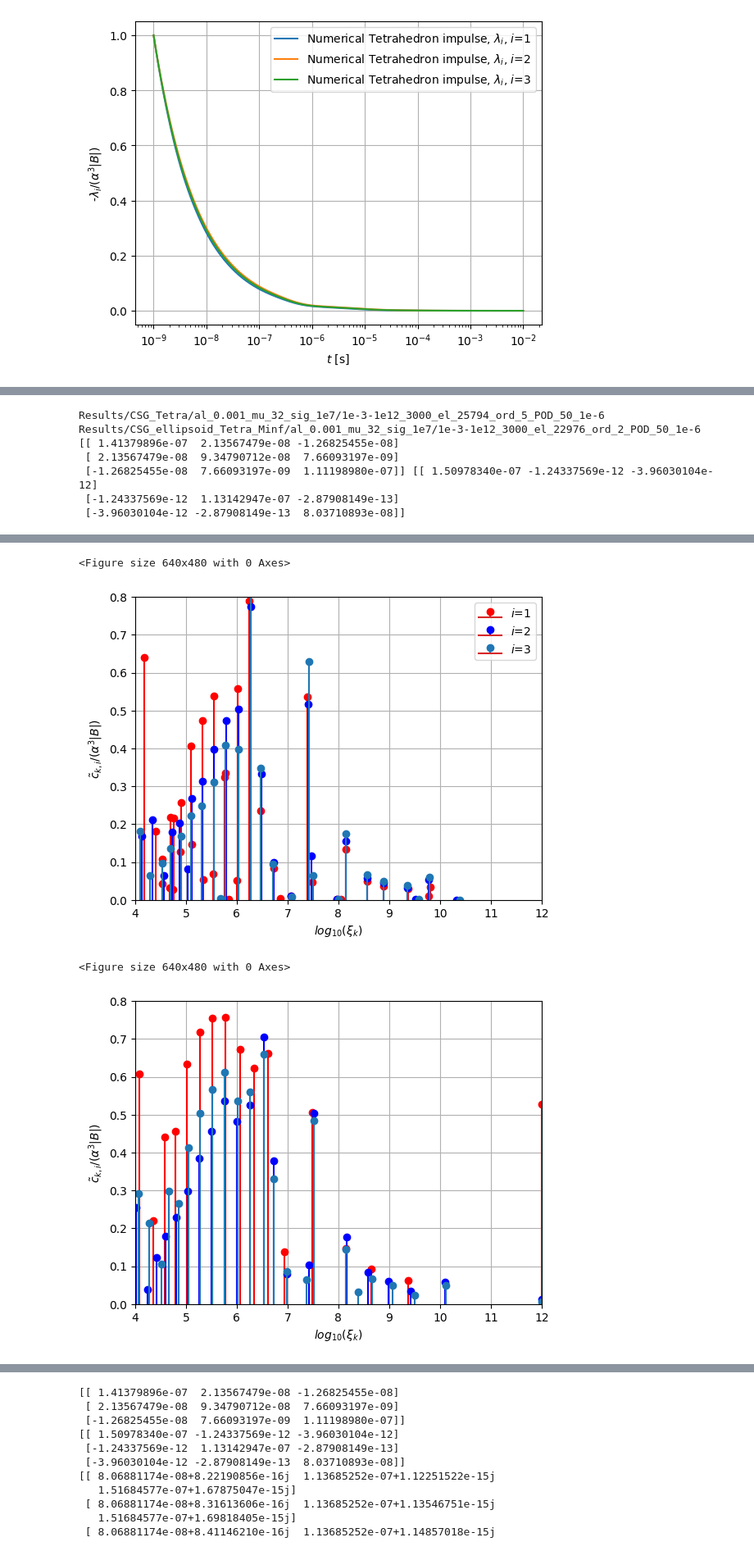
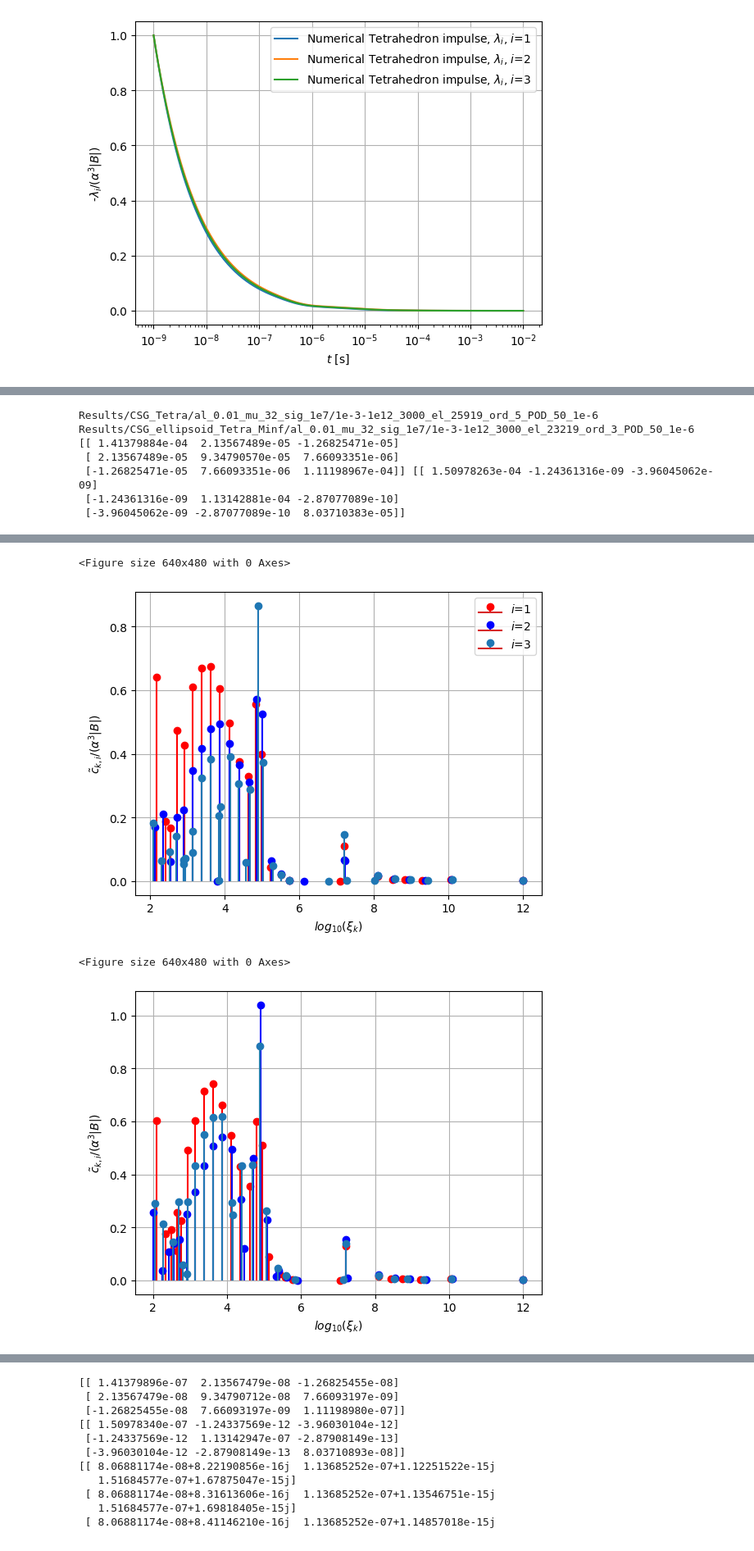
Before and after one commit to MPT-Calculator/MPT-Calculator, a Jupyter notebook: tet_spectrum_results_0_01.ipynb, the cells around one changed output, grey strips where cells are left out. Shown at 82% size. Drawn from its saved outputs; the diff is of its cells as text; code cells hidden in the pictures.

```diff
--- a/tet_spectrum_results_0_01.ipynb
+++ b/tet_spectrum_results_0_01.ipynb
@@ -279,7 +279,7 @@ plt.show()
 # Compare tet and ellipsoid spectrums
 # Tet
 P=5
-alpha=0.001
+alpha=0.01
 sigma=1e7
 mur=32
 mu0=4*np.pi*1e-7
@@ -287,7 +287,9 @@ vol=26.833234653902096
 N=3000
 NPOD=50
 
-directory="Results/CSG_Tetra/al_0.001_mu_32_sig_1e7/1e-3-1e12_"+str(N)+"_el_25794_ord_"+str(P)+"_POD_"+str(NPOD)+"_1e-6"
+#directory="Results/CSG_Tetra/al_0.001_mu_32_sig_1e7/1e-3-1e12_"+str(N)+"_el_25794_ord_"+str(P)+"_POD_"+str(NPOD)+"_1e-6"
+directory="Results/CSG_Tetra/al_0.01_mu_32_sig_1e7/1e-3-1e12_"+str(N)+"_el_25919_ord_"+str(P)+"_POD_"+str(NPOD)+"_1e-6"
+
 
 cktet=np.genfromtxt(directory+'/Data/Amplitudes.csv', delimiter=',')
 xitet=np.genfromtxt(directory+'/Data/Modes.csv', delimiter=',')
@@ -299,13 +301,16 @@ N0tet= np.genfromtxt(directory+'/Data/N0.csv', delimiter=',')
 
 # Ellipsoid - minf
 # Note this has been recalculated with linear geometry to ensure convergence of solution. Note issues with curved geometry and p>=5.
-P=2
+P=3
 NPOD=50
 #directory="Results/OCC_ellipsoid_Tetra_Minf/al_0.001_mu_32_sig_1e7/1e-3-1e12_"+str(N)+"_el_15856_ord_"+str(P)+"_POD_"+str(NPOD)+"_1e-6"
 print(directory)
 #directory="Results/OCC_ellipsoid_Tetra_Minf/al_0.001_mu_32_sig_1e7/1e-3-1e12_"+str(N)+"_el_66676_ord_"+str(P)+"_POD_"+str(NPOD)+"_1e-6"
 #directory="Results/OCC_ellipsoid_Tetra_Minf/al_0.001_mu_32_sig_1e7/1e-2-1e13_"+str(N)+"_el_15856_ord_"+str(P)+"_POD_"+str(NPOD)+"_1e-6"
-directory="Results/CSG_ellipsoid_Tetra_Minf/al_0.001_mu_32_sig_1e7/1e-3-1e12_"+str(N)+"_el_22976_ord_"+str(P)+"_POD_"+str(NPOD)+"_1e-6"
+#directory="Results/CSG_ellipsoid_Tetra_Minf/al_0.001_mu_32_sig_1e7/1e-3-1e12_"+str(N)+"_el_22976_ord_"+str(P)+"_POD_"+str(NPOD)+"_1e-6"
+directory="Results/CSG_ellipsoid_Tetra_Minf/al_0.01_mu_32_sig_1e7/1e-3-1e12_"+str(N)+"_el_23219_ord_"+str(P)+"_POD_"+str(NPOD)+"_1e-6"
+
+
 
 ckminf=np.genfromtxt(directory+'/Data/Amplitudes.csv', delimiter=',')
 ximinf=np.genfromtxt(directory+'/Data/Modes.csv', delimiter=',')
@@ -322,7 +327,8 @@ P=3
 NPOD=50
 #directory="Results/OCC_ellipsoid_Tetra_N0/al_0.001_mu_32_sig_1e7/1e-3-1e12_"+str(N)+"_el_17146_ord_"+str(P)+"_POD_"+str(NPOD)+"_1e-6"
 #directory="Results/OCC_ellipsoid_Tetra_N0/al_0.001_mu_32_sig_1e7/1e-3-1e12_"+str(N)+"_el_77574_ord_"+str(P)+"_POD_"+str(NPOD)+"_1e-6"
-directory="Results/CSG_ellipsoid_Tetra_N0/al_0.001_mu_32_sig_1e7/1e-3-1e12_"+str(N)+"_el_24634_ord_"+str(P)+"_POD_"+str(NPOD)+"_1e-6"
+#directory="Results/CSG_ellipsoid_Tetra_N0/al_0.001_mu_32_sig_1e7/1e-3-1e12_"+str(N)+"_el_24634_ord_"+str(P)+"_POD_"+str(NPOD)+"_1e-6"
+directory="Results/CSG_ellipsoid_Tetra_N0/al_0.01_mu_32_sig_1e7/1e-3-1e12_"+str(N)+"_el_24898_ord_"+str(P)+"_POD_"+str(NPOD)+"_1e-6"
 
 ckn0=np.genfromtxt(directory+'/Data/Amplitudes.csv', delimiter=',')
 xin0=np.genfromtxt(directory+'/Data/Modes.csv', delimiter=',')
@@ -333,13 +339,13 @@ Minfn0= np.genfromtxt(directory+'/Data/Minf.csv', delimiter=',')
 N0n0= np.genfromtxt(directory+'/Data/N0.csv', delimiter=',')
 print(N0tet,N0n0)
 # %% [output]
-Results/CSG_Tetra/al_0.001_mu_32_sig_1e7/1e-3-1e12_3000_el_25794_ord_5_POD_50_1e-6
-Results/CSG_ellipsoid_Tetra_Minf/al_0.001_mu_32_sig_1e7/1e-3-1e12_3000_el_22976_ord_2_POD_50_1e-6
-[[ 1.41379896e-07  2.13567479e-08 -1.26825455e-08]
- [ 2.13567479e-08  9.34790712e-08  7.66093197e-09]
- [-1.26825455e-08  7.66093197e-09  1.11198980e-07]] [[ 1.50978340e-07 -1.24337569e-12 -3.96030104e-12]
- [-1.24337569e-12  1.13142947e-07 -2.87908149e-13]
- [-3.96030104e-12 -2.87908149e-13  8.03710893e-08]]
+Results/CSG_Tetra/al_0.01_mu_32_sig_1e7/1e-3-1e12_3000_el_25919_ord_5_POD_50_1e-6
+Results/CSG_ellipsoid_Tetra_Minf/al_0.01_mu_32_sig_1e7/1e-3-1e12_3000_el_23219_ord_3_POD_50_1e-6
+[[ 1.41379884e-04  2.13567489e-05 -1.26825471e-05]
+ [ 2.13567489e-05  9.34790570e-05  7.66093351e-06]
+ [-1.26825471e-05  7.66093351e-06  1.11198967e-04]] [[ 1.50978263e-04 -1.24361316e-09 -3.96045062e-09]
+ [-1.24361316e-09  1.13142881e-04 -2.87077089e-10]
+ [-3.96045062e-09 -2.87077089e-10  8.03710383e-05]]
 # %%
 plt.figure()
 col=['r','b','x']
@@ -353,8 +359,8 @@ for i in range(3):
     plt.ylabel(r'$\tilde{c}_{k,i}/ (\alpha^3 |B| )$')
 
 plt.grid()
-plt.xlim(4,12)
-plt.ylim(0,0.8)
+#plt.xlim(4,12)
+#plt.ylim(0,0.8)
 plt.legend()
 #plt.savefig("my_plots/sphere_mpt/modes_amp_iter_refine_Nfreq_"+str(N)+"_p_"+str(P)+"_POD_50_1e-6.pdf")
 
@@ -371,8 +377,8 @@ for i in range(3):
 
 #print(ckminf)
 plt.grid()
-plt.xlim(4,12)
-plt.ylim(0,0.8)
+#plt.xlim(3,12)
+#plt.ylim(0,0.8)
 
 plt.legend()
 #plt.savefig("my_plots/sphere_mpt/modes_amp_nnls_Nfreq_"+str(N)+"_p_"+str(P)+"_POD_"+str(NPOD)+"_1e-6.pdf")
@@ -390,8 +396,8 @@ for i in range(3):
     plt.xlabel(r'$log_{10}(\xi_{k})$')
     plt.ylabel(r'$\tilde{c}_{k,i}/ (\alpha^3 |B| )$')
 plt.grid()
-plt.xlim(4,12)
-plt.ylim(0,0.8)
+#plt.xlim(4,12)
+#plt.ylim(0,0.8)
 
 plt.savefig("my_plots/tet_mpt/amp_modes_ev3000n0.pdf")
 # %% [output]
@@ -399,7 +405,7 @@ plt.savefig("my_plots/tet_mpt/amp_modes_ev3000n0.pdf")
 <Figure size 640x480 with 0 Axes>
-[figure, old version]
+[figure, new version]
 <Figure size 640x480 with 0 Axes>
-[figure, old version]
+[figure, new version]
 # %%
 N=len(Omega)
 for i in range(3):
```
Also changed, not shown: parts of 6 cells of this notebook, 19 other files.
